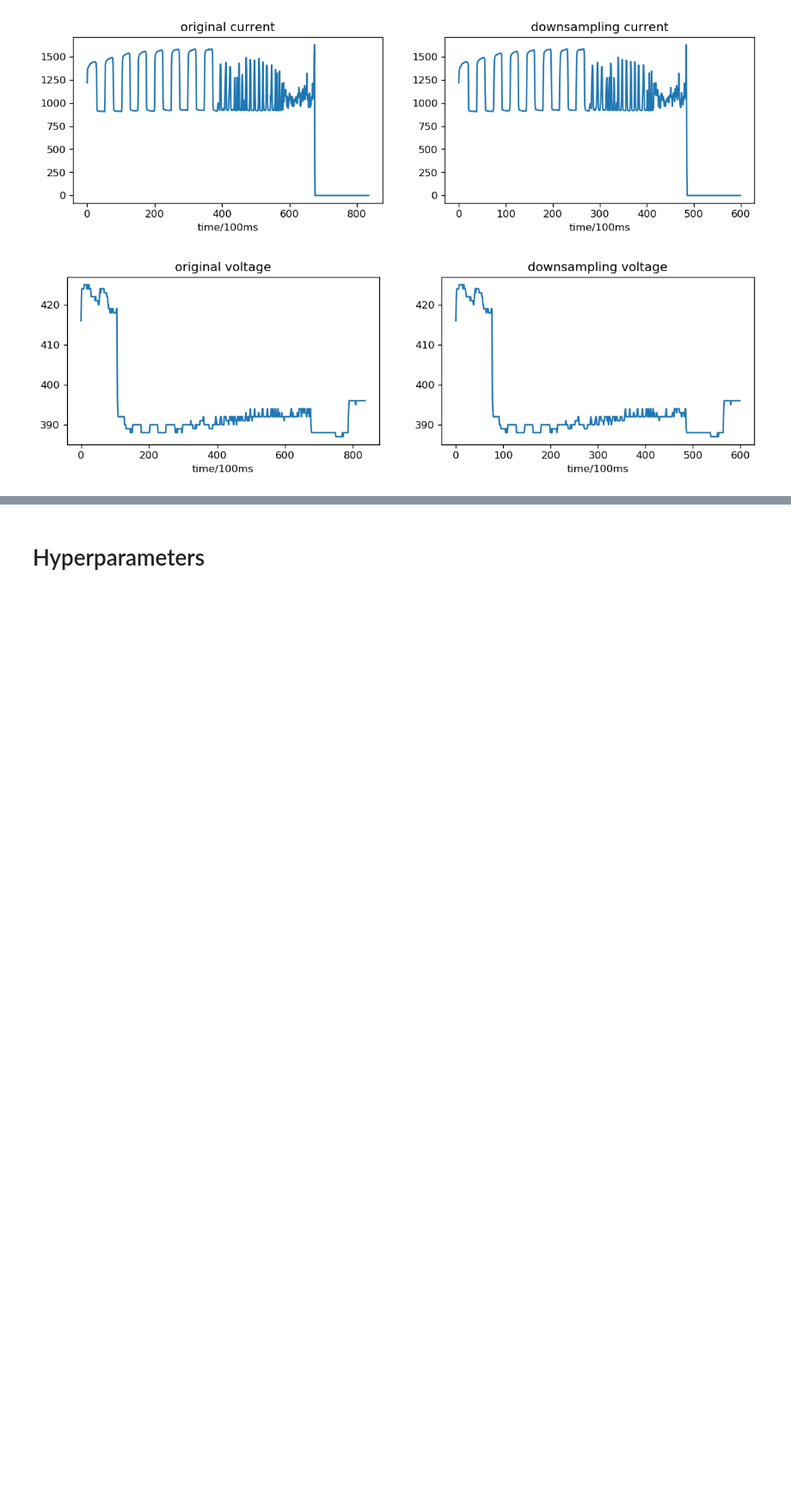
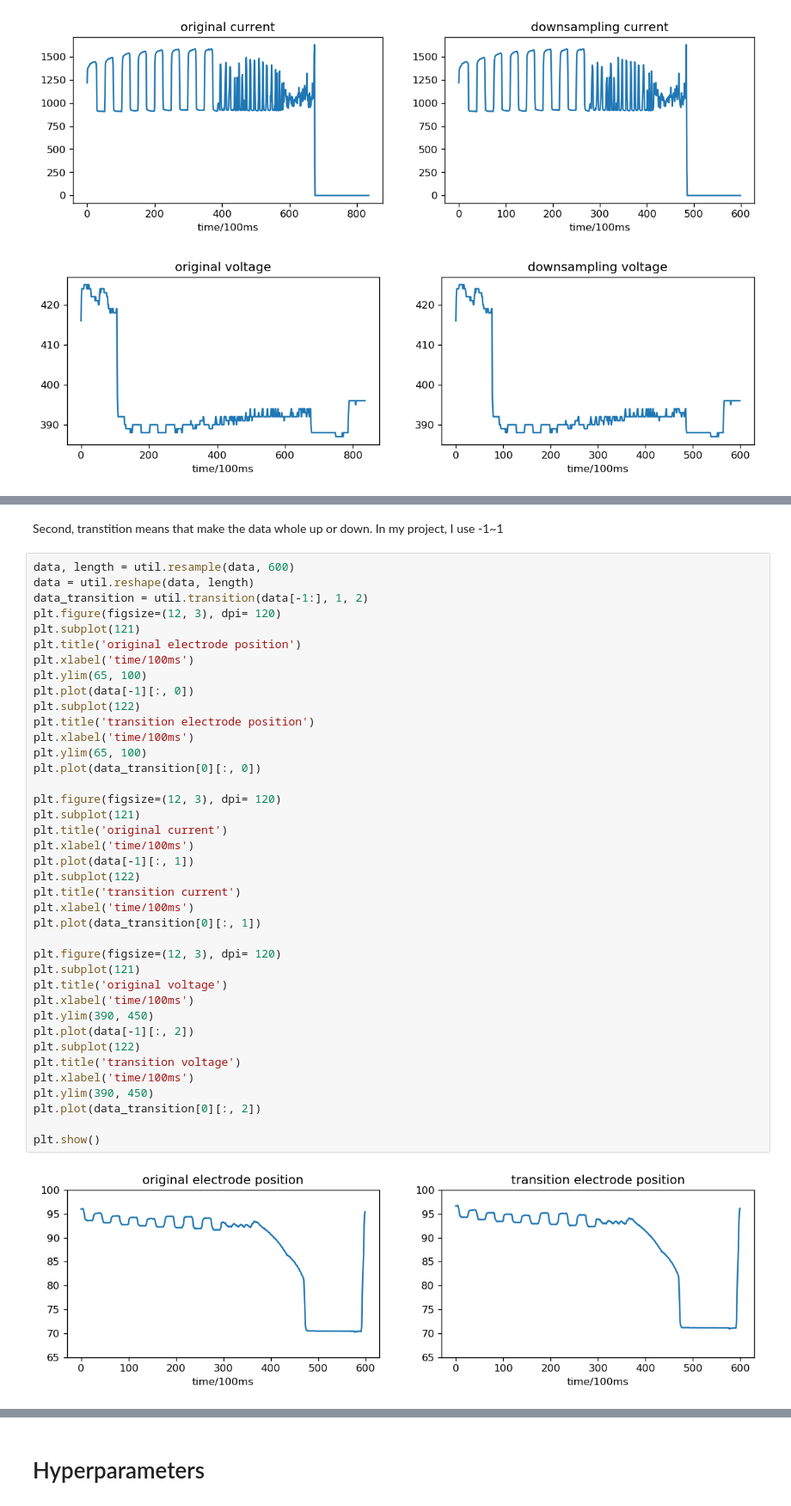
Before and after one commit to wzx140/welding_prediction, a Jupyter notebook: demo.ipynb, the cells around one changed output, grey strips where cells are left out. Shown: that part at 86% size. Drawn from its saved outputs; the diff is of its cells as text; blank space fills up the shorter version.

```diff
--- a/demo.ipynb
+++ b/demo.ipynb
@@ -87,0 +119,43 @@ train_x, train_y, test_x, test_y = util.shuffle_data(data, num_good, num_bad, 0.
+# %% [markdown]
+Second, transtition means that make the data whole up or down. In my project, I use -1~1
+# %%
+data, length = util.resample(data, 600)
+data = util.reshape(data, length)
+data_transition = util.transition(data[-1:], 1, 2)
+plt.figure(figsize=(12, 3), dpi= 120)
+plt.subplot(121)
+plt.title('original electrode position')
+plt.xlabel('time/100ms')
+plt.ylim(65, 100)
+plt.plot(data[-1][:, 0])
+plt.subplot(122)
+plt.title('transition electrode position')
+plt.xlabel('time/100ms')
+plt.ylim(65, 100)
+plt.plot(data_transition[0][:, 0])
+
+plt.figure(figsize=(12, 3), dpi= 120)
+plt.subplot(121)
+plt.title('original current')
+plt.xlabel('time/100ms')
+plt.plot(data[-1][:, 1])
+plt.subplot(122)
+plt.title('transition current')
+plt.xlabel('time/100ms')
+plt.plot(data_transition[0][:, 1])
+
+plt.figure(figsize=(12, 3), dpi= 120)
+plt.subplot(121)
+plt.title('original voltage')
+plt.xlabel('time/100ms')
+plt.ylim(390, 450)
+plt.plot(data[-1][:, 2])
+plt.subplot(122)
+plt.title('transition voltage')
+plt.xlabel('time/100ms')
+plt.ylim(390, 450)
+plt.plot(data_transition[0][:, 2])
+
+plt.show()
+# %% [output]
+[figure, added]
```
Also changed, not shown: parts of 12 cells of this notebook, 4 other files.
